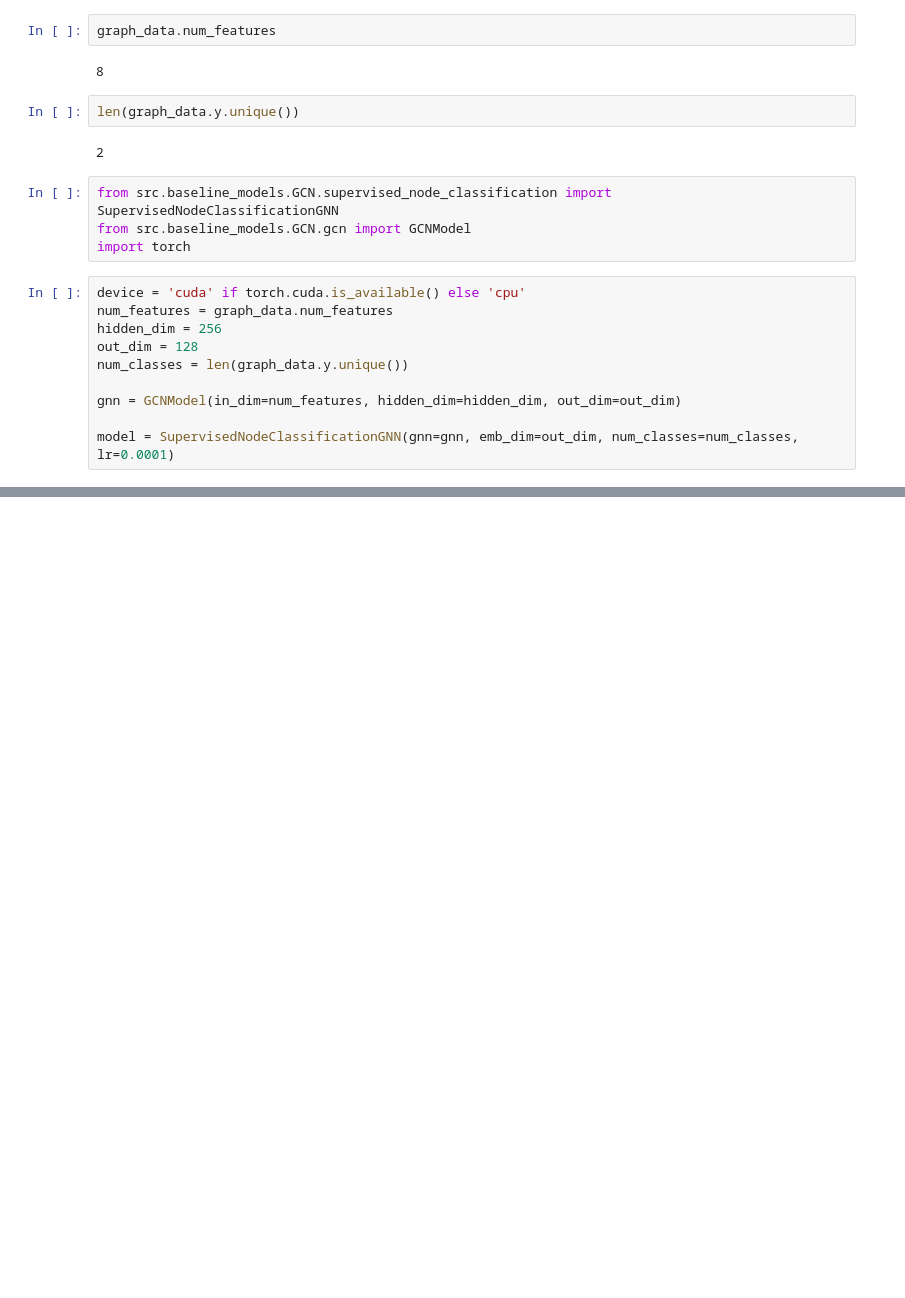
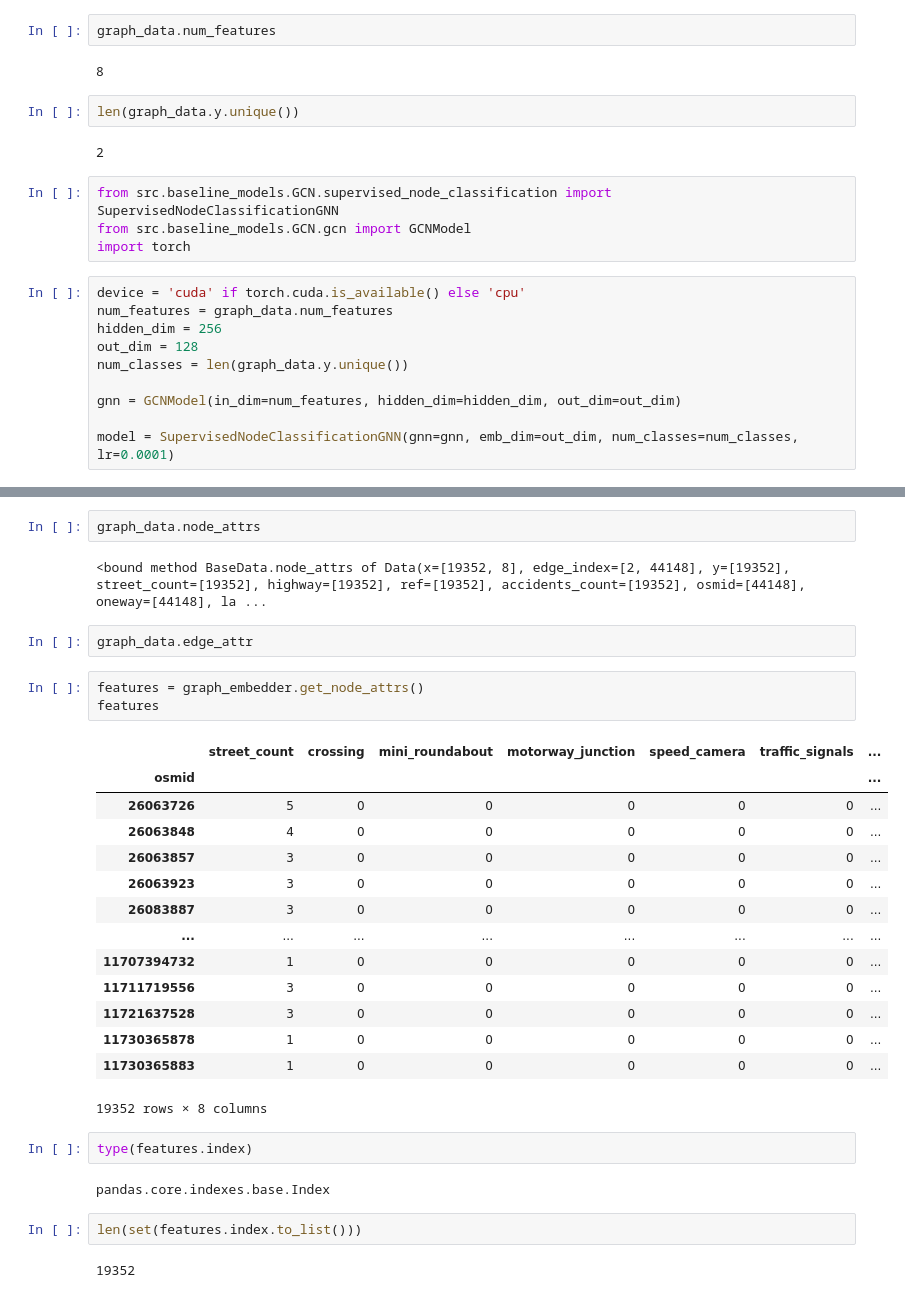
Before and after one commit to StaszekM/gradient, a Jupyter notebook: notebooks/osmnx_graph_train_test.ipynb, the cells around one changed output, grey strips where cells are left out. Saved outputs shown, nothing was run; the diff lists cells and outputs as text; blank space fills up the shorter version.

```diff
--- a/notebooks/osmnx_graph_train_test.ipynb
+++ b/notebooks/osmnx_graph_train_test.ipynb
@@ -93,0 +108,32 @@ Data(x=[38704, 8], edge_index=[2, 44148], y=[19352], street_count=[19352], highw
+# %%
+graph_data.node_attrs
+# %% [output]
+<bound method BaseData.node_attrs of Data(x=[19352, 8], edge_index=[2, 44148], y=[19352], street_count=[19352], highway=[19352], ref=[19352], accidents_count=[19352], osmid=[44148], oneway=[44148], la ...
+# %%
+graph_data.edge_attr
+# %%
+features = graph_embedder.get_node_attrs()
+features
+# %% [output]
+|  | street_count | crossing | mini_roundabout | motorway_junction | speed_camera | traffic_signals | ... |
+| osmid |  |  |  |  |  |  | ... |
+| 26063726 | 5 | 0 | 0 | 0 | 0 | 0 | ... |
+| 26063848 | 4 | 0 | 0 | 0 | 0 | 0 | ... |
+| 26063857 | 3 | 0 | 0 | 0 | 0 | 0 | ... |
+| 26063923 | 3 | 0 | 0 | 0 | 0 | 0 | ... |
+| 26083887 | 3 | 0 | 0 | 0 | 0 | 0 | ... |
+| ... | ... | ... | ... | ... | ... | ... | ... |
+| 11707394732 | 1 | 0 | 0 | 0 | 0 | 0 | ... |
+| 11711719556 | 3 | 0 | 0 | 0 | 0 | 0 | ... |
+| 11721637528 | 3 | 0 | 0 | 0 | 0 | 0 | ... |
+| 11730365878 | 1 | 0 | 0 | 0 | 0 | 0 | ... |
+| 11730365883 | 1 | 0 | 0 | 0 | 0 | 0 | ... |
+19352 rows × 8 columns
+# %%
+type(features.index)
+# %% [output]
+pandas.core.indexes.base.Index
+# %%
+len(set(features.index.to_list()))
+# %% [output]
+19352
```
Also changed, not shown: parts of 19 cells of this notebook, 2 other files.
